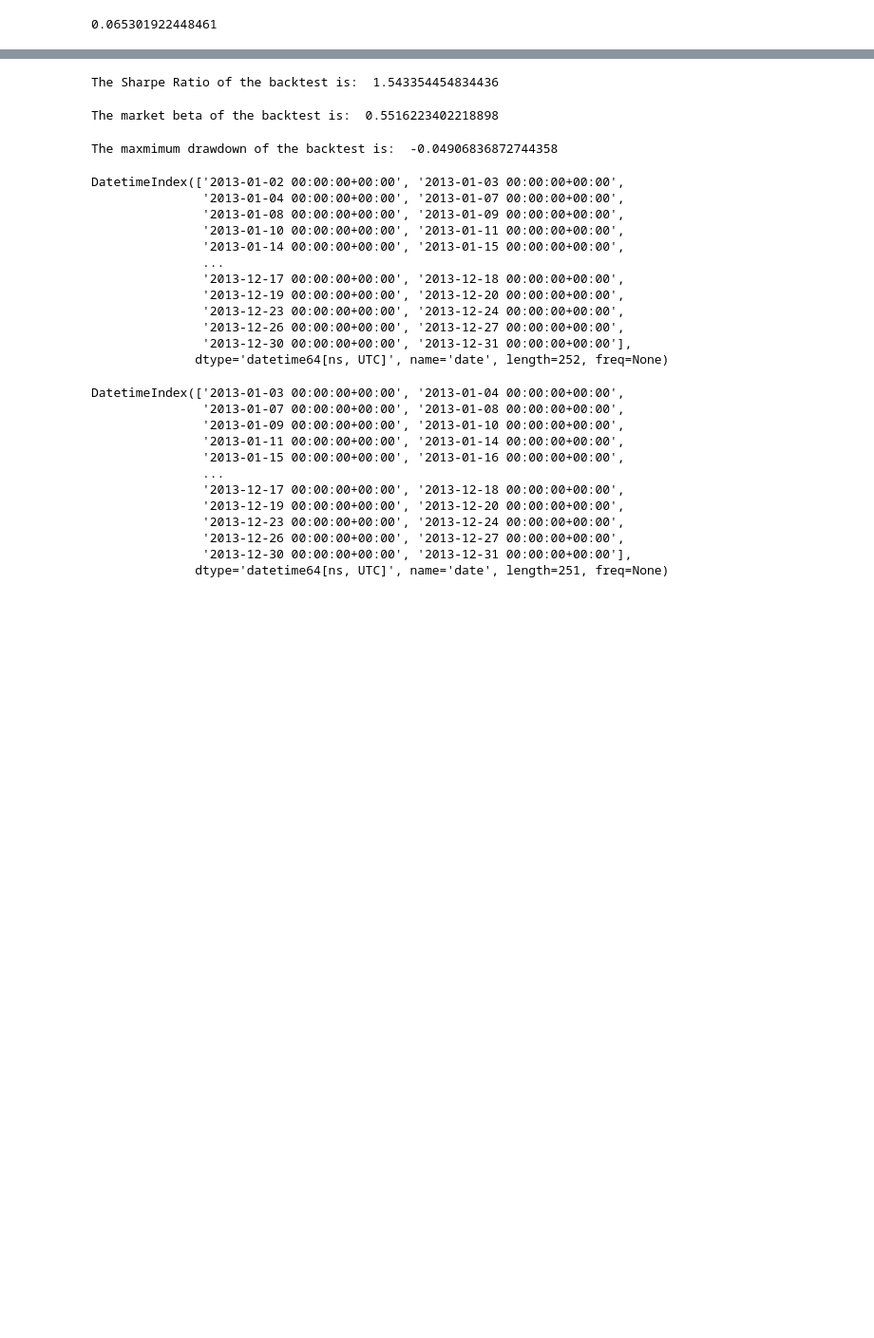
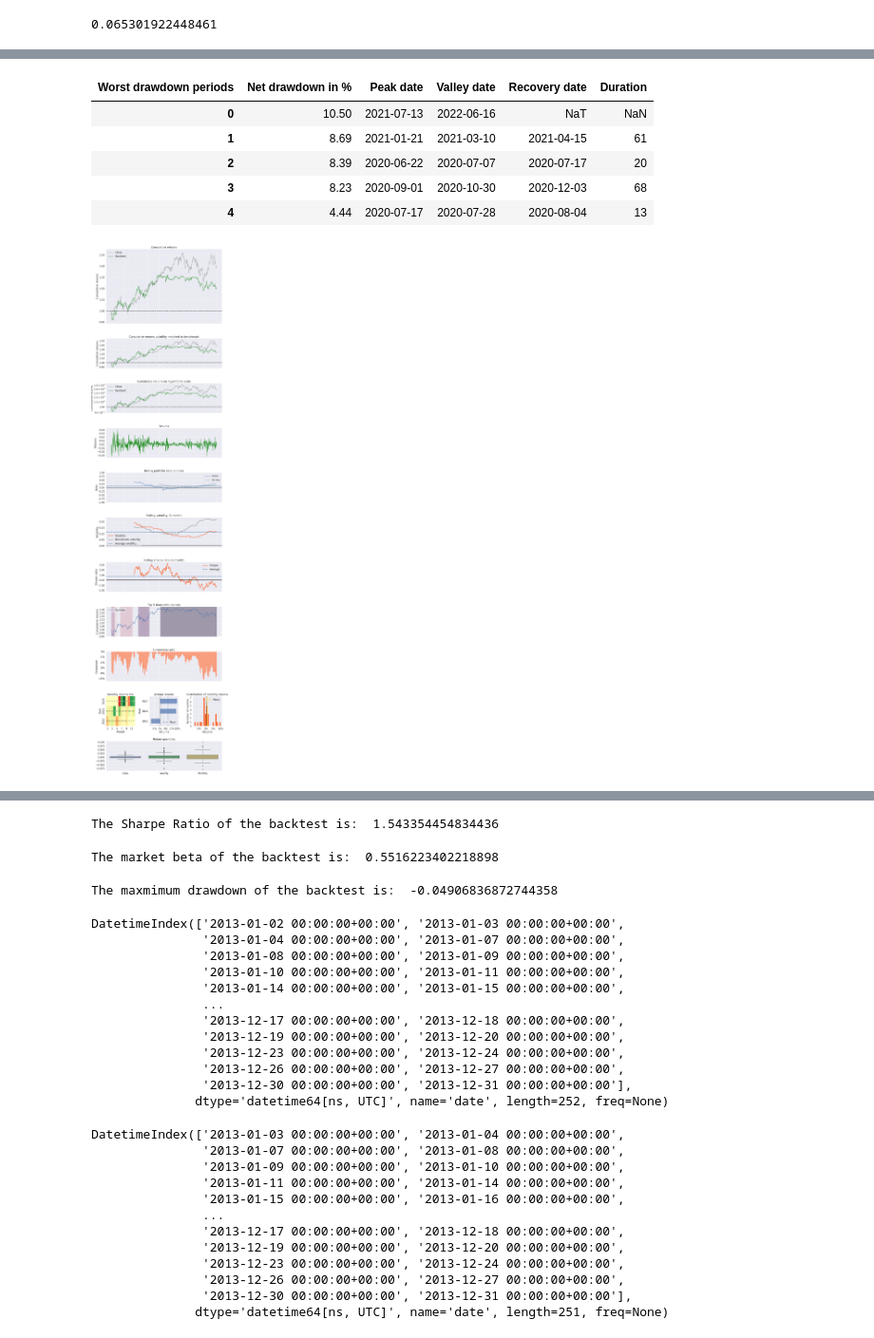
Before and after one commit to yjchoi-95/portfolio, a Jupyter notebook: ipynb/02. portfolio.ipynb, the cells around one changed output, grey strips where cells are left out. Shown at 95% size. Cells and saved outputs as stored; diff of their text form; code cells hidden in the pictures; blank space fills up the shorter version.

```diff
--- a/ipynb/02. portfolio.ipynb
+++ b/ipynb/02. portfolio.ipynb
@@ -338,3 +338,22 @@ stock_df = read_data(data_path + "stock_df.xlsx")
 port_input = stock_df.iloc[:, 1:]
 # %%
 total_df = read_data(data_path + "total_df.xlsx")
+# %%
+# 환율 가져오기
+if os.path.isfile(data_path + "currency.xlsx"):
+    currency = read_data(data_path + "currency.xlsx")
+
+start_date = np.max(currency.Date)
+
+try :
+    append_curr = fdr.DataReader("USD/KRW", start = start_date)
+    append_curr = append_curr.reset_index()
+
+    currency = currency.loc[currency.Date < start_date, :]
+    currency = pd.concat([currency, append_curr])
+    currency.index = [x for x in range(currency.shape[0])]
+    currency.to_excel(data_path + "currency.xlsx", index = False)
+
+except:
+    print("추가행 없음")
+    pass
@@ -997,0 +1019,4 @@ row.
+# %%
+pf.create_returns_tear_sheet(pf_returns.loc[pf_returns.index.isin(snp_500.index)],
+                             benchmark_rets=snp_500.pct_change())
+# %% [output]
@@ -998,3 +1042,10 @@ row.
+| Worst drawdown periods | Net drawdown in % | Peak date | Valley date | Recovery date | Duration |
+| 0 | 10.50 | 2021-07-13 | 2022-06-16 | NaT | NaN |
+| 1 | 8.69 | 2021-01-21 | 2021-03-10 | 2021-04-15 | 61 |
+| 2 | 8.39 | 2020-06-22 | 2020-07-07 | 2020-07-17 | 20 |
+| 3 | 8.23 | 2020-09-01 | 2020-10-30 | 2020-12-03 | 68 |
+| 4 | 4.44 | 2020-07-17 | 2020-07-28 | 2020-08-04 | 13 |
+[figure, added]
 # %%
 pf.create_full_tear_sheet(pf_returns,
                           positions=pf_positions,
```
Also changed, not shown: parts of 26 cells of this notebook, 4 other files.
